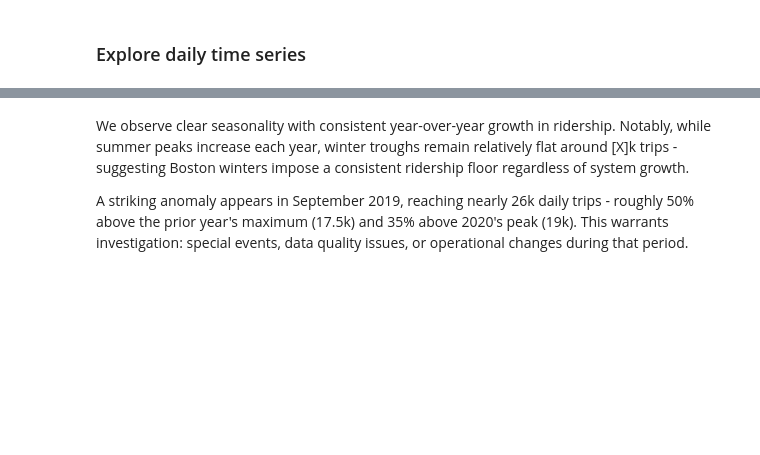
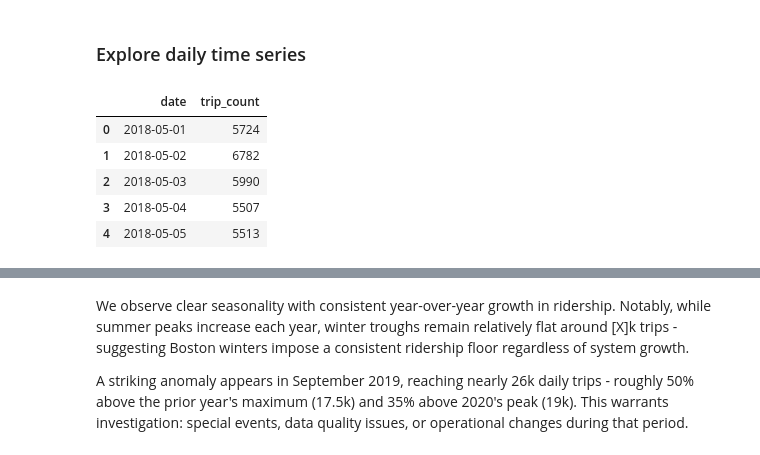
Before and after one commit to jcruz-ferreyra/bluebikes-analysis, a Jupyter notebook: notebooks/01_daily_aggregate_eda.ipynb, the cells around one changed output, grey strips where cells are left out. Drawn from its saved outputs; the diff is of its cells as text; code cells hidden in the pictures; blank space fills up the shorter version.

```diff
--- a/notebooks/01_daily_aggregate_eda.ipynb
+++ b/notebooks/01_daily_aggregate_eda.ipynb
@@ -73,3 +59,12 @@ csv_folder = LOCAL_DATA_DIR / "interim/trip_aggregates"
 csv_file = "daily_aggregates.csv"
 
 df_daily = pd.read_csv(csv_folder / csv_file)
+# %%
+df_daily.head()
+# %% [output]
+|  | date | trip_count |
+| 0 | 2018-05-01 | 5724 |
+| 1 | 2018-05-02 | 6782 |
+| 2 | 2018-05-03 | 5990 |
+| 3 | 2018-05-04 | 5507 |
+| 4 | 2018-05-05 | 5513 |
```
Also changed, not shown: parts of 5 cells of this notebook, 6 other files.
